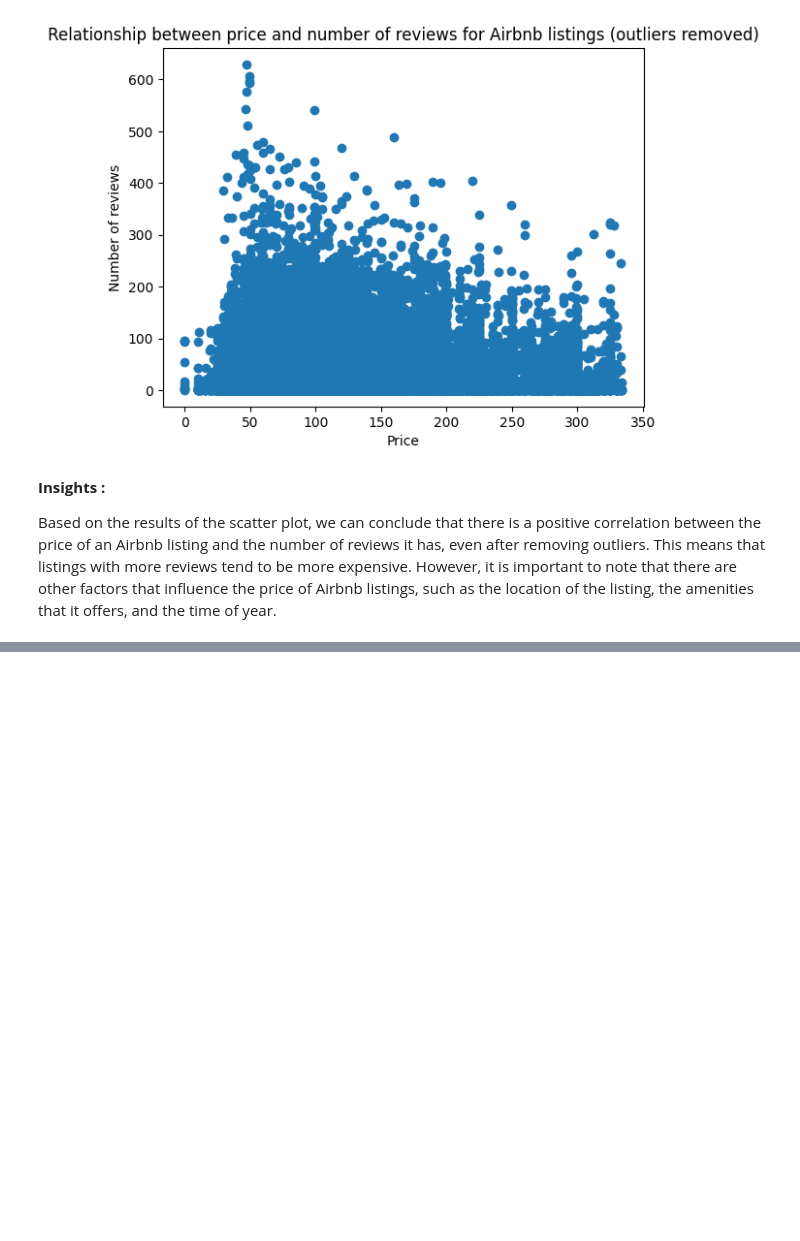
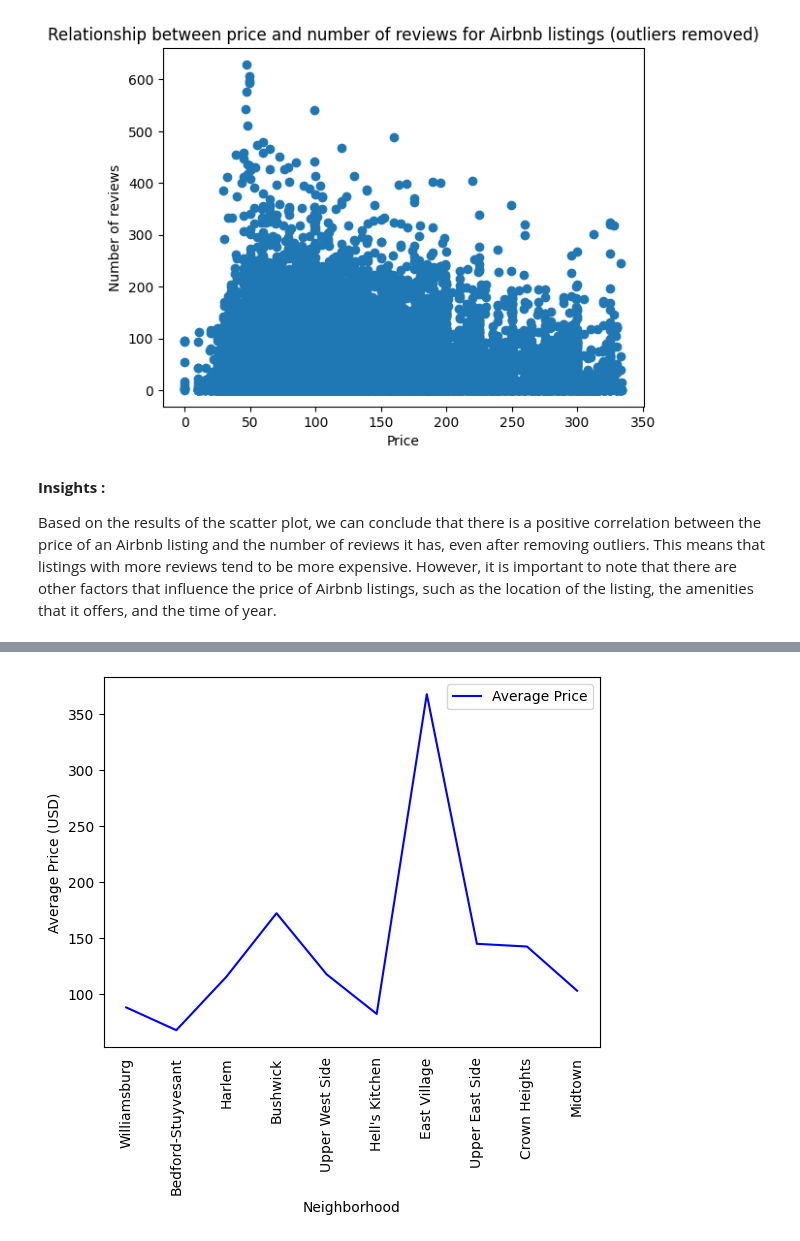
Before and after one commit to shashank-s99/Capstone-project---EDA---AirBnb-Bookings-Analysis, a Jupyter notebook: Individual_notebook_EDA.ipynb, the cells around one changed output, grey strips where cells are left out. Drawn from its saved outputs; the diff is of its cells as text; code cells hidden in the pictures; blank space fills up the shorter version.

```diff
--- a/Individual_notebook_EDA.ipynb
+++ b/Individual_notebook_EDA.ipynb
@@ -247,0 +278,5 @@ Based on the results of the scatter plot, we can conclude that there is a positi
+# %%
+# Calculate the average price of an Airbnb booking in each neighborhood
+average_price_per_neighborhood = df.groupby('neighbourhood')['price'].mean()
+print("The average price of an Airbnb booking in each neighborhood is:")
+print(average_price_per_neighborhood)
@@ -247,0 +298,25 @@ Based on the results of the scatter plot, we can conclude that there is a positi
+# %%
+# Plotting a line chart
+# Trim the `y` array to the length of the `x` array
+average_price_per_neighborhood = average_price_per_neighborhood[:len(top_neighborhoods)]
+
+# Create a line chart of the average price of an Airbnb booking in NYC by neighborhood
+plt.plot(top_neighborhoods.index, average_price_per_neighborhood, color='blue', label='Average Price')
+
+# Rotate the x-axis labels to vertical
+plt.xticks(rotation=90)
+
+# Add a legend
+plt.legend()
+
+# Remove extra ticks
+plt.tick_params(bottom=False)
+
+# Add labels to the x-axis and y-axis
+plt.xlabel('Neighborhood')
+plt.ylabel('Average Price (USD)')
+
+# Show the plot
+plt.show()
+# %% [output]
+[figure, added]
```
Also changed, not shown: parts of 5 cells of this notebook.
